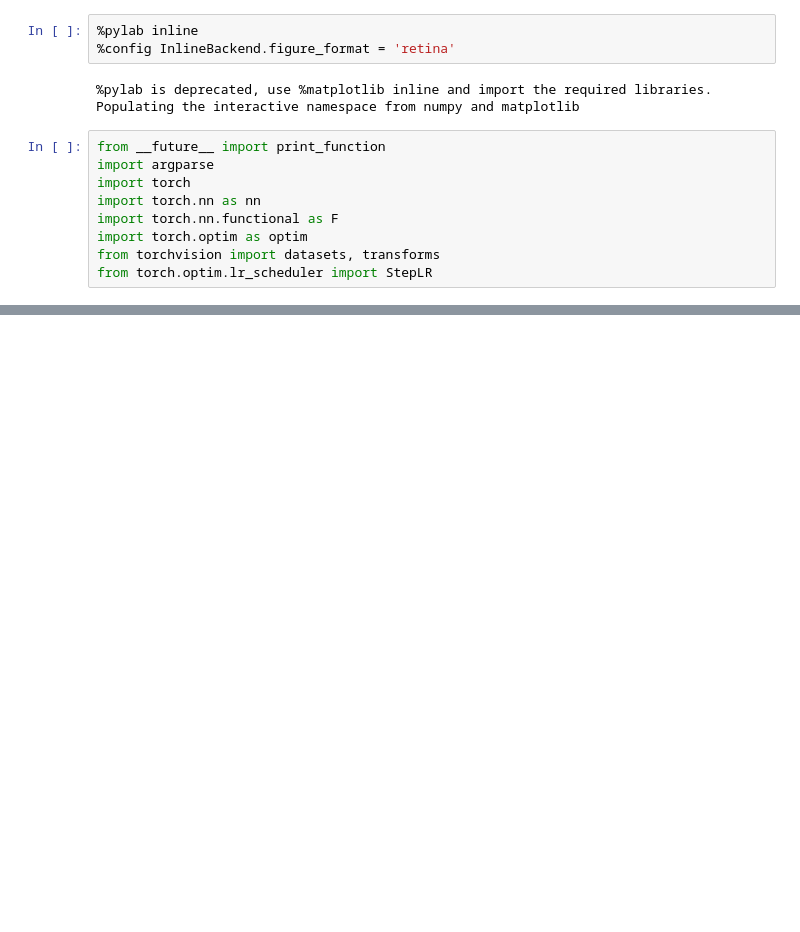
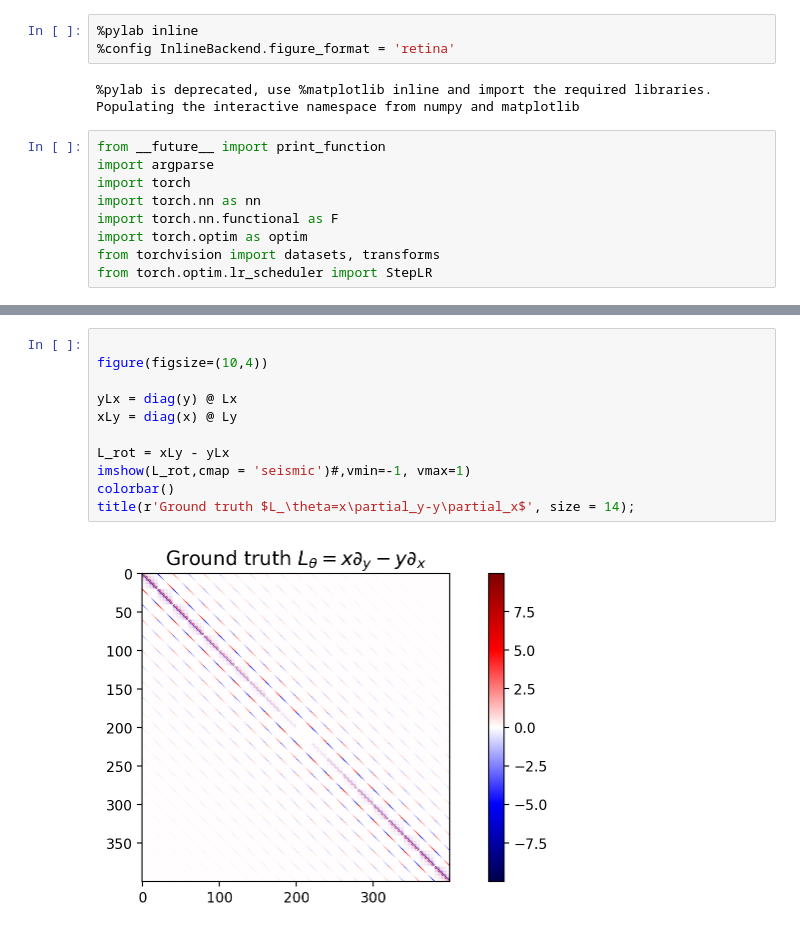
Before and after one commit to alizma/symmetry_learning, a Jupyter notebook: ode_rotation_discover.ipynb, the cells around one changed output, grey strips where cells are left out. Saved outputs shown, nothing was run; the diff lists cells and outputs as text; blank space fills up the shorter version.

```diff
--- a/ode_rotation_discover.ipynb
+++ b/ode_rotation_discover.ipynb
@@ -94,0 +130,13 @@ colorbar()
+# %%
+
+figure(figsize=(10,4))
+
+yLx = diag(y) @ Lx
+xLy = diag(x) @ Ly
+
+L_rot = xLy - yLx
+imshow(L_rot,cmap = 'seismic')#,vmin=-1, vmax=1)
+colorbar()
+title(r'Ground truth $L_\theta=x\partial_y-y\partial_x$', size = 14);
+# %% [output]
+[figure, added]
```
Also changed, not shown: parts of 18 cells of this notebook.
